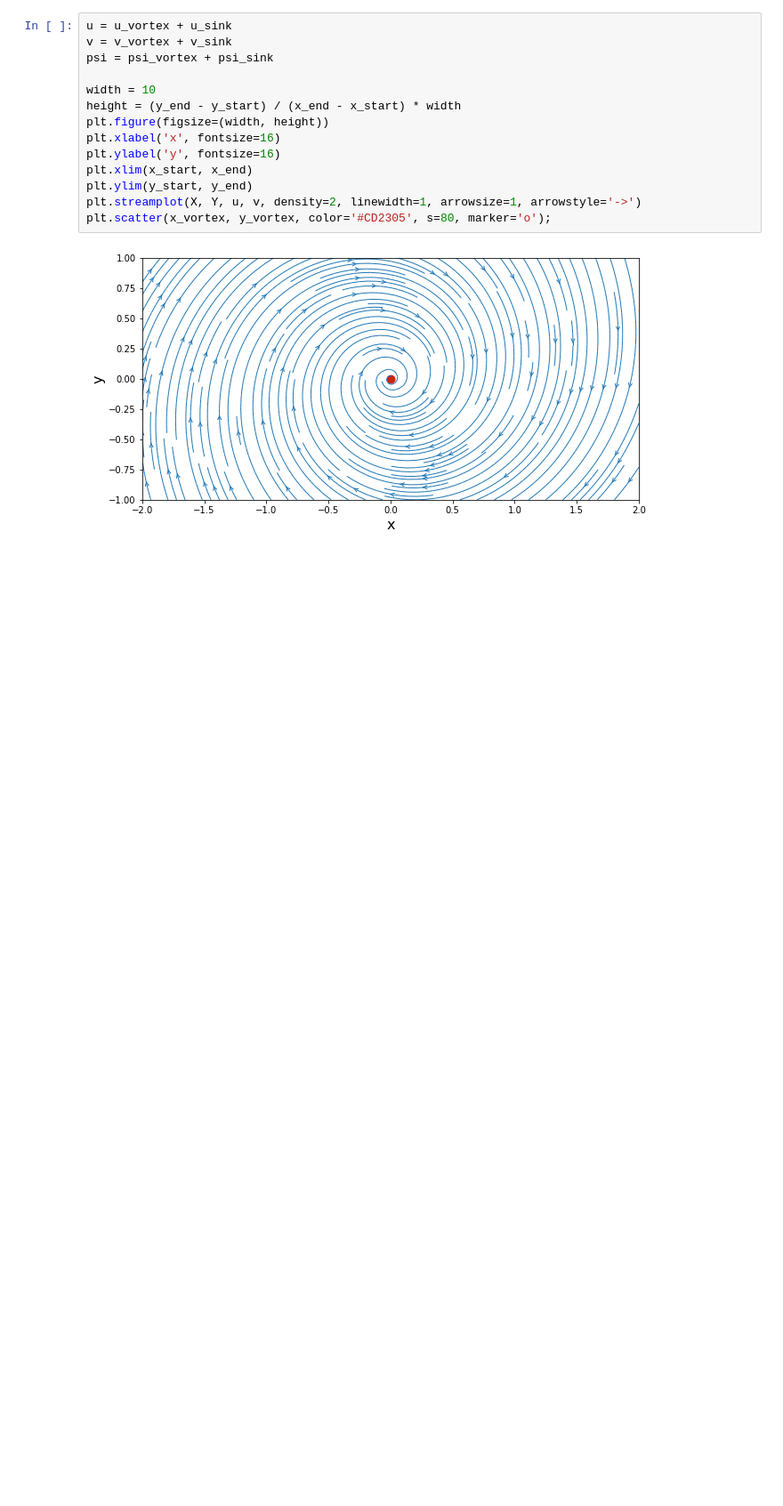
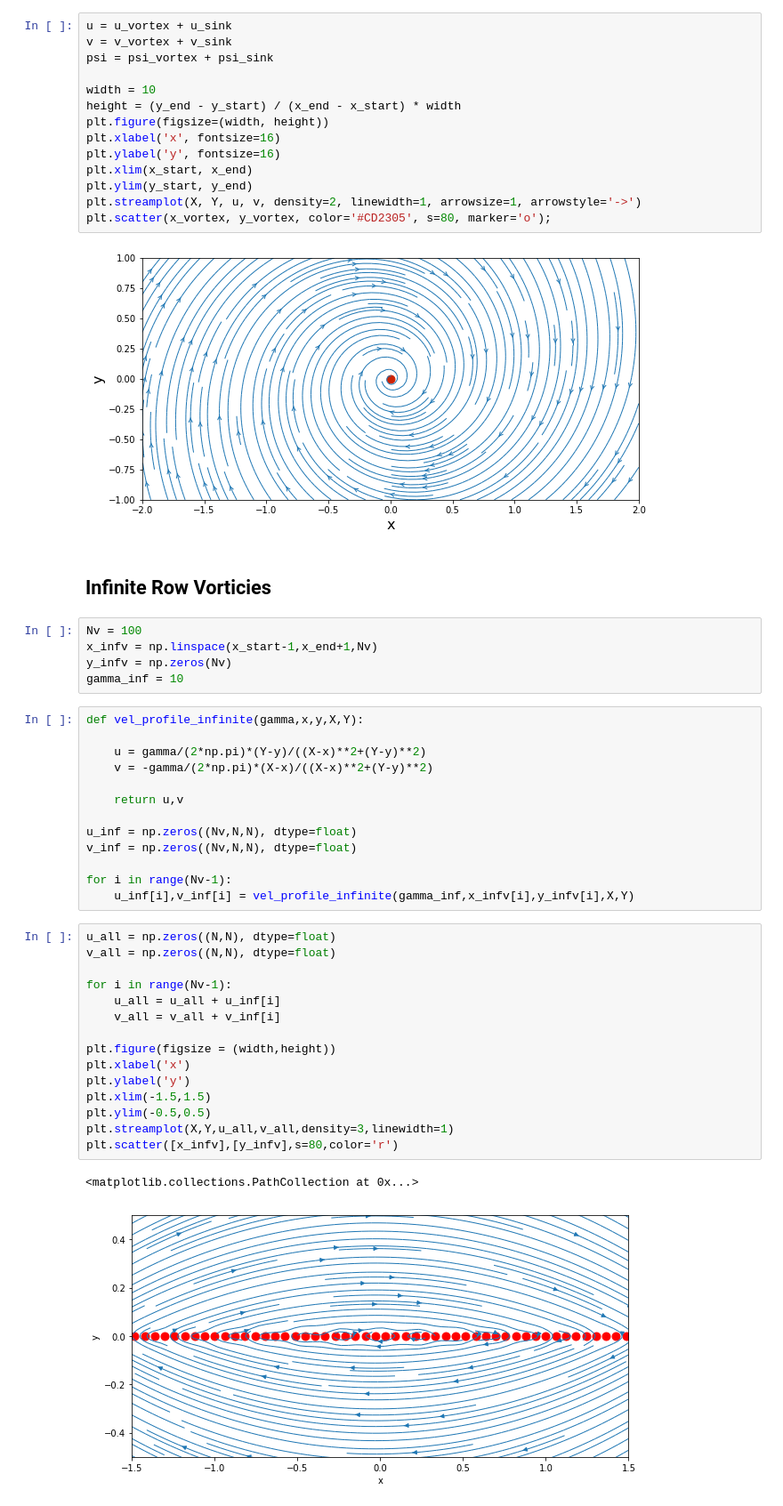
Before and after one commit to ckennedy17/mae6226, a Jupyter notebook: Vortex_Practice.ipynb, the cells around one changed output. Shown: that part at 89% size. Drawn from its saved outputs; the diff is of its cells as text; blank space fills up the shorter version.

Commit message:
Add infinite vortex

```diff
--- a/Vortex_Practice.ipynb
+++ b/Vortex_Practice.ipynb
@@ -173,3 +168,41 @@ plt.streamplot(X, Y, u, v, density=2, linewidth=1, arrowsize=1, arrowstyle='->')
 plt.scatter(x_vortex, y_vortex, color='#CD2305', s=80, marker='o');
 # %% [output]
 [figure]
+# %% [markdown]
+## Infinite Row Vorticies
+# %%
+Nv = 100
+x_infv = np.linspace(x_start-1,x_end+1,Nv)
+y_infv = np.zeros(Nv)
+gamma_inf = 10
+# %%
+def vel_profile_infinite(gamma,x,y,X,Y):
+
+    u = gamma/(2*np.pi)*(Y-y)/((X-x)**2+(Y-y)**2)
+    v = -gamma/(2*np.pi)*(X-x)/((X-x)**2+(Y-y)**2)
+
+    return u,v
+
+u_inf = np.zeros((Nv,N,N), dtype=float)
+v_inf = np.zeros((Nv,N,N), dtype=float)
+
+for i in range(Nv-1):
+    u_inf[i],v_inf[i] = vel_profile_infinite(gamma_inf,x_infv[i],y_infv[i],X,Y)
+# %%
+u_all = np.zeros((N,N), dtype=float)
+v_all = np.zeros((N,N), dtype=float)
+
+for i in range(Nv-1):
+    u_all = u_all + u_inf[i]
+    v_all = v_all + v_inf[i]
+
+plt.figure(figsize = (width,height))
+plt.xlabel('x')
+plt.ylabel('y')
+plt.xlim(-1.5,1.5)
+plt.ylim(-0.5,0.5)
+plt.streamplot(X,Y,u_all,v_all,density=3,linewidth=1)
+plt.scatter([x_infv],[y_infv],s=80,color='r')
+# %% [output]
+<matplotlib.collections.PathCollection at 0x...>
+[figure, added]
```
Also changed, not shown: parts of 1 cell of this notebook.
